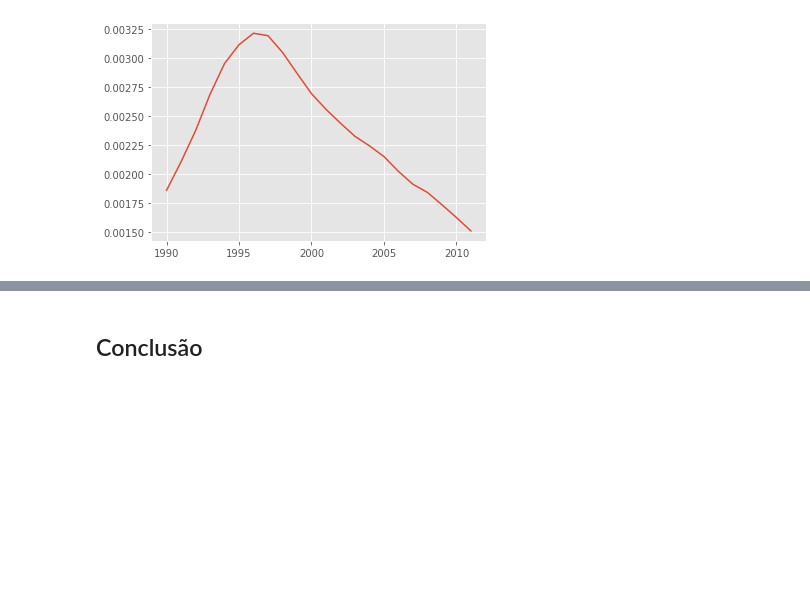
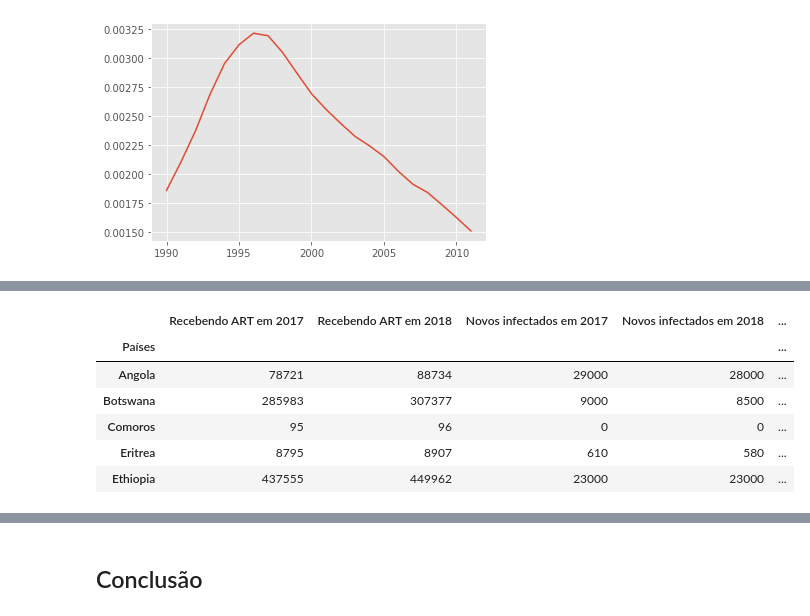
Before and after one commit to danielminson/CD, a Jupyter notebook: Projeto 1/Daniel_Pucciariello_projeto1.ipynb, the cells around one changed output, grey strips where cells are left out. Drawn from its saved outputs; the diff is of its cells as text; code cells hidden in the pictures; blank space fills up the shorter version.

```diff
--- a/Projeto 1/Daniel_Pucciariello_projeto1.ipynb
+++ b/Projeto 1/Daniel_Pucciariello_projeto1.ipynb
@@ -39,14 +39,16 @@ from scipy import stats
 import matplotlib.pyplot as plt
 plt.style.use('ggplot')
 # %%
-IDH = pd.read_excel('hdi_human_development_index.xlsx')
 deaths = pd.read_excel("Indicator_Annual number of AIDS deaths.xlsx")
 peoplewithaids = pd.read_excel("indicator_hiv_plwha.xlsx")
 expectativadevida = pd.read_excel('indicator life_expectancy_at_birth.xlsx')
 pibpercapita = pd.read_excel('indicator gapminder gdp_per_capita_ppp.xlsx')
 newlyinfected = pd.read_excel('Indicator_Estimated new HIV cases All ages.xlsx')
 totalpopulation = pd.read_excel("indicator gapminder population.xlsx")
-newlyinfected_south_eastern_africa_2019 = pd.read_excel("New HIV Infections_Regional.xlsx", skiprows=1, sheet_name="02-New HIV Infections by coun")
-newlyinfected_south_eastern_africa_2017 = pd.read_excel("New HIV infections_Number of new HIV infections_Population_ 2017.xlsx", skiprows=1, sheet_name="02-New HIV Infections by coun")
-
-newlyinfected_south_eastern_africa= newlyinfected_south_eastern_africa[newlyinfected_south_eastern_africa.columns[0:2]]
+#https://aidsinfo.unaids.org/
+newlyinfected_south_eastern_africa_2018 = pd.read_excel("New HIV infections_Number of new HIV infections_Population_2018.xlsx")
+newlyinfected_south_eastern_africa_2017 =pd.read_excel("New HIV infections_Number of new HIV infections_Population_2017.xlsx")
+receivingART_south_eastern_africa_2017 = pd.read_excel("Treatment cascade_People living with HIV receiving ART (#)_Population_ All ages_2017.xlsx")
+receivingART_south_eastern_africa_2018 = pd.read_excel("Treatment cascade_People living with HIV receiving ART (#)_Population_ All ages_2018.xlsx")
+livingwithHIV2017 = pd.read_excel("People living with HIV 2017.xlsx")
+livingwithHIV2018 = pd.read_excel("People living with HIV 2018.xlsx")
@@ -329,12 +274,18 @@ plt.plot(comportamentorelativo_novosinfectados.mean().index, comportamentorelati
 # %%
-listapaises_analise = ['Angola',  'Ethiopia',  'Kenya',  'Lesotho',    'Malawi', 'Namibia',  'Rwanda', 'South Africa',   'Swaziland',  'Uganda',   'Zimbabwe', 'Madagascar','Mauritius','Sudan']
-selftest_not_available=["Angola", "Ethiopia", "Rwanda", 'Swaziland', 'Uganda', 'Zambia','Botswana',]
+listapaises_analise = ['Angola',  'Ethiopia',  'Kenya',  'Lesotho',    'Malawi', 'Namibia',  'Rwanda', 'South Africa',  'Uganda',   'Zimbabwe', 'Madagascar','Mauritius','Sudan']
+selftest_not_available=["Angola", "Ethiopia", "Rwanda", 'Uganda', 'Zambia','Botswana',]
 
-newlyinfected_idx.loc[:,"south_west_africa_2019"] = "não"
-newlyinfected_idx.loc[listapaises_analise, "south_west_africa_2019"] = "sim"
+juncaodosdados["livingwithHIV2017_idx"] = livingwithHIV2017_idx
+juncaodosdados["livingwithHIV2018_idx"] = livingwithHIV2018_idx
 
-newlyinfected_idx.loc[:,"Self-test disponível?"] = "sim"
-newlyinfected_idx.loc[selftest_not_available, "Self-test disponível?"] = "não"
-
-dados_ew=newlyinfected_idx[newlyinfected_idx.south_west_africa_2019 == "sim"]
-dados_ew
+juncaodosdados.loc[:, "selftestavailable"] = "sim"
+juncaodosdados.loc[selftest_not_available, "selftestavailable"] = "não"
+juncaodosdados.head()
+# %% [output]
+|  | Recebendo ART em 2017 | Recebendo ART em 2018 | Novos infectados em 2017 | Novos infectados em 2018 | ... |
+| Países |  |  |  |  | ... |
+| Angola | 78721 | 88734 | 29000 | 28000 | ... |
+| Botswana | 285983 | 307377 | 9000 | 8500 | ... |
+| Comoros | 95 | 96 | 0 | 0 | ... |
+| Eritrea | 8795 | 8907 | 610 | 580 | ... |
+| Ethiopia | 437555 | 449962 | 23000 | 23000 | ... |
```
Also changed, not shown: parts of 14 cells of this notebook, 9 other files.
